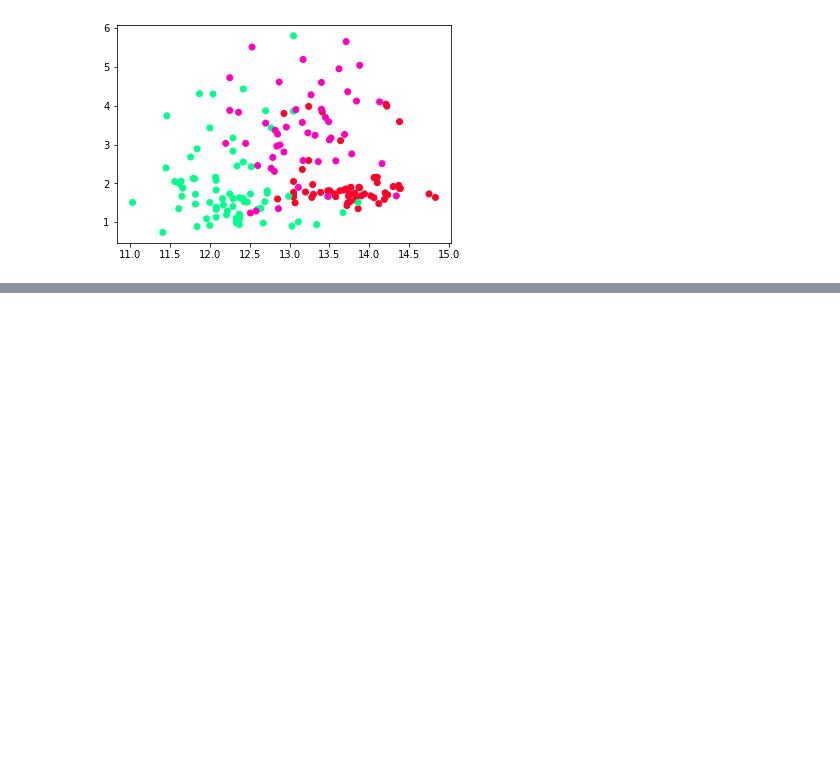
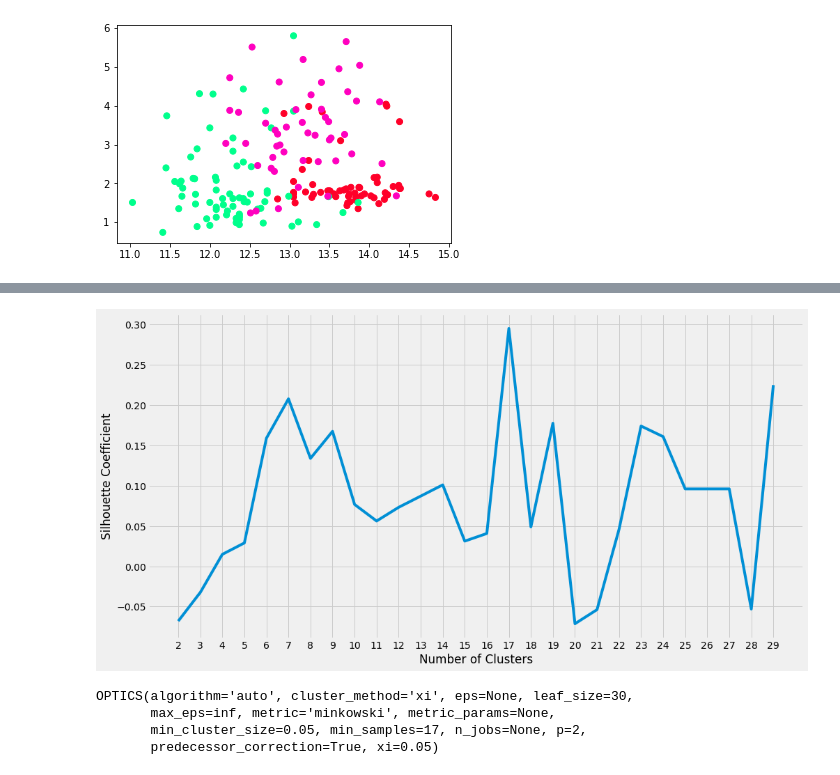
Before and after one commit to ajaywaghmare/Clustering, a Jupyter notebook: Optics.ipynb, the cells around one changed output, grey strips where cells are left out. Saved outputs shown, nothing was run; the diff lists cells and outputs as text; code cells hidden in the pictures; blank space fills up the shorter version.

Commit message:
Implemented Optics clustering with performance measures and visualizations for exploration

```diff
--- a/Optics.ipynb
+++ b/Optics.ipynb
@@ -137,3 +138,11 @@ plt.scatter(x.iloc[:,0],x.iloc[:,1], c = y.iloc[:,0].apply(pd.to_numeric), cmap=
 plt.show()
 # %% [output]
 [figure]
+# %%
+silhouette_coefficients = []
+
+for k in range(2, 30):
+    optics_classifier = OPTICS(min_samples=k, xi=0.05, min_cluster_size=0.05)
+    optics_classifier.fit(x)
+    silhouette_s = silhouette_score(x, optics_classifier.labels_)
+    silhouette_coefficients.append(silhouette_s)
@@ -139,0 +169,18 @@ plt.show()
+# %%
+plt.figure(figsize=(15,8))
+plt.style.use("fivethirtyeight")
+plt.plot(range(2, 30), silhouette_coefficients)
+plt.xticks(range(2, 30))
+plt.xlabel("Number of Clusters")
+plt.ylabel("Silhouette Coefficient")
+plt.show()
+# %% [output]
+[figure, added]
+# %%
+optics_classifier = OPTICS(min_samples=17, xi=0.05, min_cluster_size=0.05)
+optics_classifier.fit(x)
+# %% [output]
+OPTICS(algorithm='auto', cluster_method='xi', eps=None, leaf_size=30,
+       max_eps=inf, metric='minkowski', metric_params=None,
+       min_cluster_size=0.05, min_samples=17, n_jobs=None, p=2,
+       predecessor_correction=True, xi=0.05)
```
Also changed, not shown: parts of 8 cells of this notebook, 1 other file.
